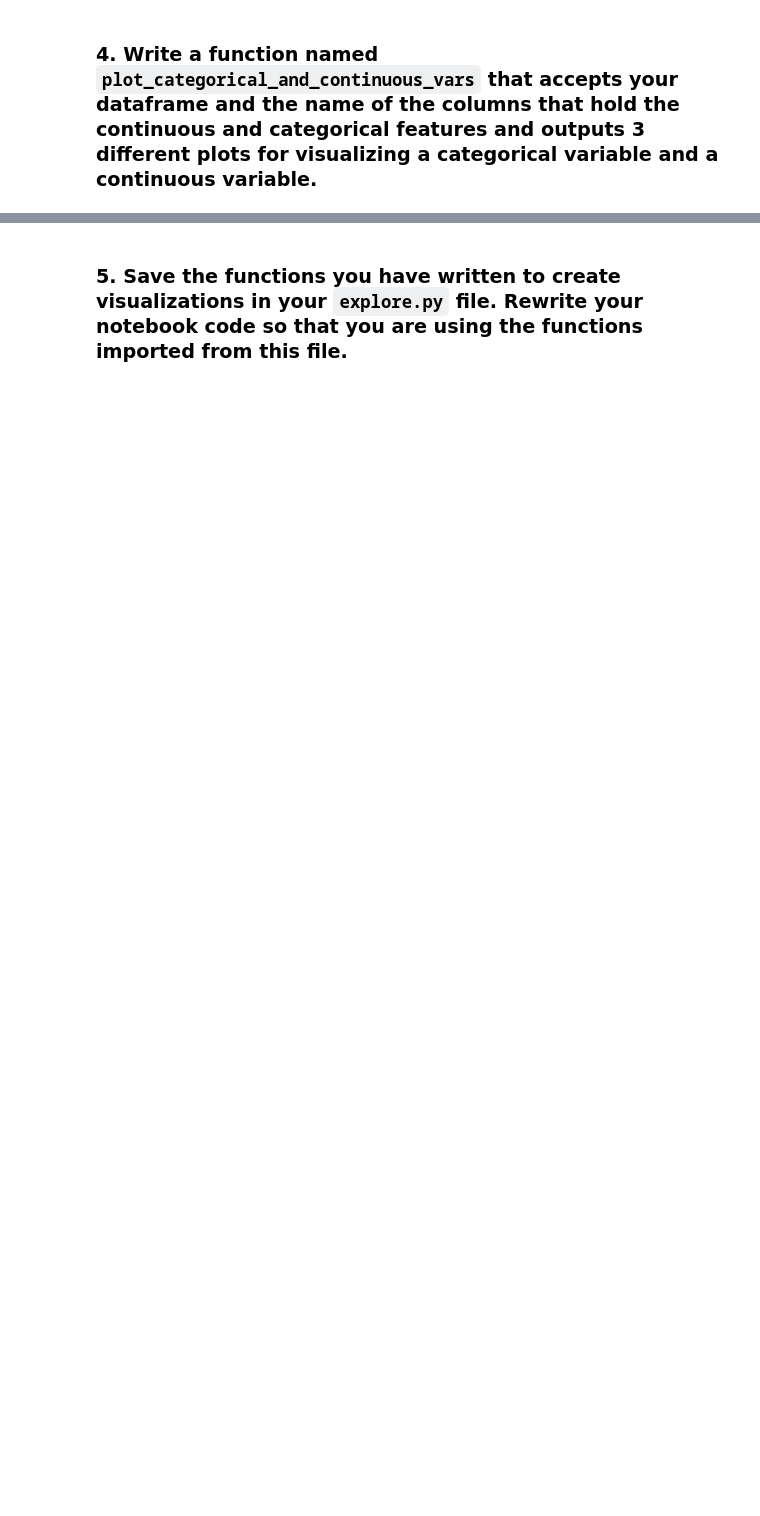
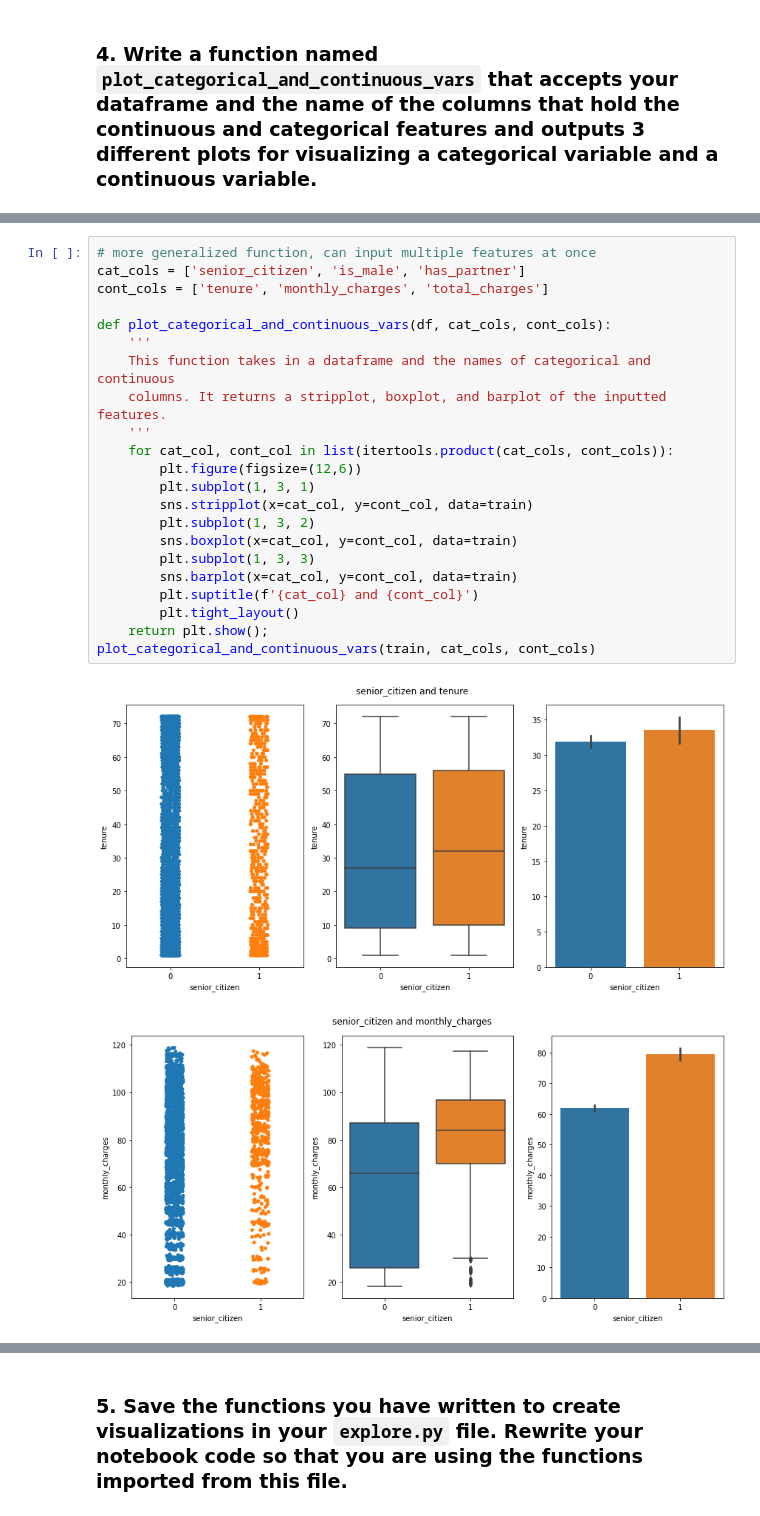
Before and after one commit to sophia-stewart/regression-exercises, a Jupyter notebook: explore.ipynb, the cells around one changed output, grey strips where cells are left out. Cells and saved outputs as stored; diff of their text form; blank space fills up the shorter version.

```diff
--- a/explore.ipynb
+++ b/explore.ipynb
@@ -205,0 +273,25 @@ plot_categorical_and_continuous_vars(train, 'has_paperless_billing', 'monthly_ch
+# %%
+# more generalized function, can input multiple features at once
+cat_cols = ['senior_citizen', 'is_male', 'has_partner']
+cont_cols = ['tenure', 'monthly_charges', 'total_charges']
+
+def plot_categorical_and_continuous_vars(df, cat_cols, cont_cols):
+    '''
+    This function takes in a dataframe and the names of categorical and continuous
+    columns. It returns a stripplot, boxplot, and barplot of the inputted features.
+    '''
+    for cat_col, cont_col in list(itertools.product(cat_cols, cont_cols)):
+        plt.figure(figsize=(12,6))
+        plt.subplot(1, 3, 1)
+        sns.stripplot(x=cat_col, y=cont_col, data=train)
+        plt.subplot(1, 3, 2)
+        sns.boxplot(x=cat_col, y=cont_col, data=train)
+        plt.subplot(1, 3, 3)
+        sns.barplot(x=cat_col, y=cont_col, data=train)
+        plt.suptitle(f'{cat_col} and {cont_col}')
+        plt.tight_layout()
+    return plt.show();
+plot_categorical_and_continuous_vars(train, cat_cols, cont_cols)
+# %% [output]
+[figure, added]
+[figure, added]
```
Also changed, not shown: parts of 27 cells of this notebook, 2 other files.
